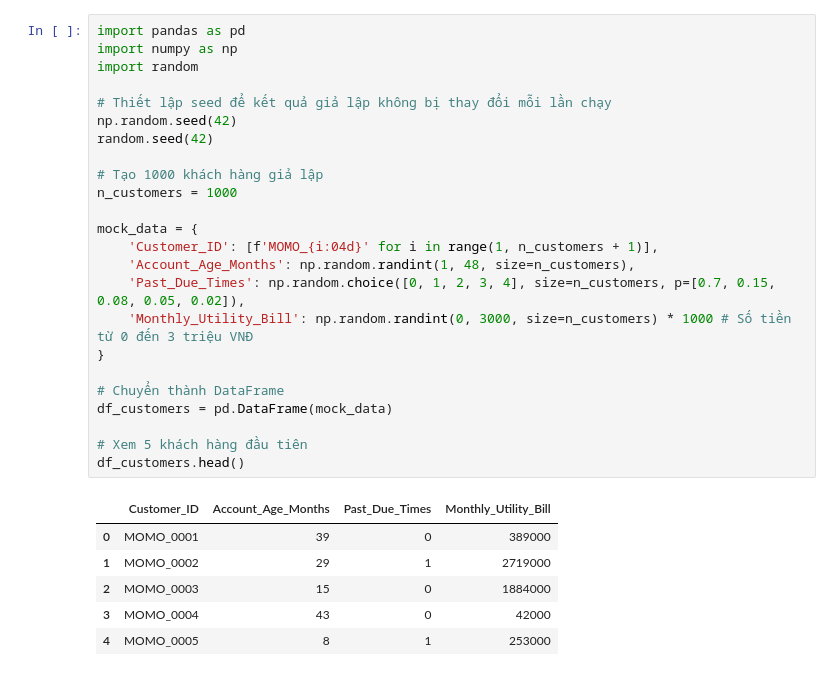
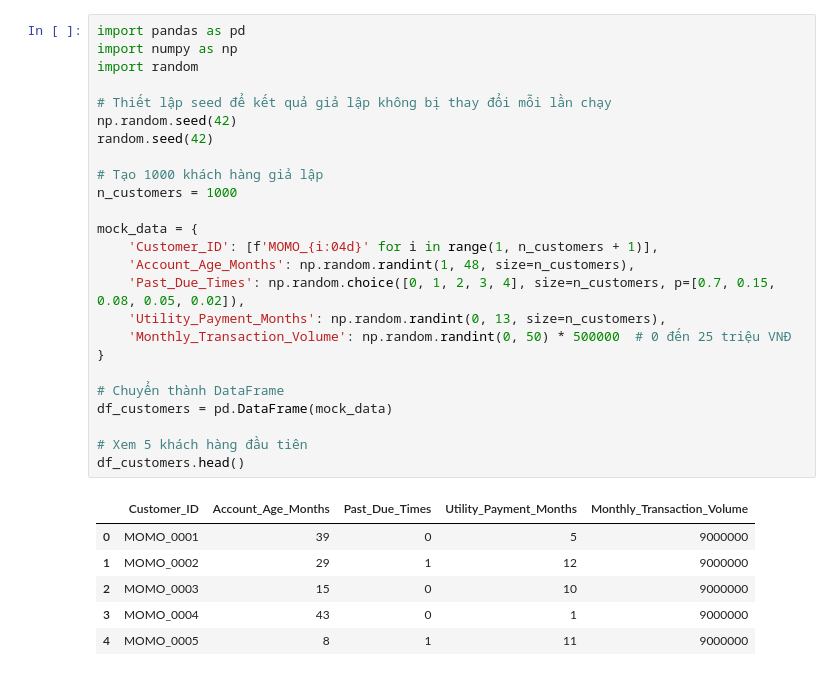
Before and after one commit to ductin2197/PYTHON_CreditScoringModel, a Jupyter notebook: ScoringTest.ipynb, the cells around one changed output. Drawn from its saved outputs; the diff is of its cells as text.

```diff
--- a/ScoringTest.ipynb
+++ b/ScoringTest.ipynb
@@ -3,34 +3,35 @@
 # %%
 import pandas as pd
 import numpy as np
 import random
 
 # Thiết lập seed để kết quả giả lập không bị thay đổi mỗi lần chạy
 np.random.seed(42)
 random.seed(42)
 
 # Tạo 1000 khách hàng giả lập
 n_customers = 1000
 
 mock_data = {
     'Customer_ID': [f'MOMO_{i:04d}' for i in range(1, n_customers + 1)],
     'Account_Age_Months': np.random.randint(1, 48, size=n_customers),
     'Past_Due_Times': np.random.choice([0, 1, 2, 3, 4], size=n_customers, p=[0.7, 0.15, 0.08, 0.05, 0.02]),
-    'Monthly_Utility_Bill': np.random.randint(0, 3000, size=n_customers) * 1000 # Số tiền từ 0 đến 3 triệu VNĐ
+    'Utility_Payment_Months': np.random.randint(0, 13, size=n_customers),
+    'Monthly_Transaction_Volume': np.random.randint(0, 50) * 500000  # 0 đến 25 triệu VNĐ
 }
 
 # Chuyển thành DataFrame
 df_customers = pd.DataFrame(mock_data)
 
 # Xem 5 khách hàng đầu tiên
 df_customers.head()
 # %% [output]
-|  | Customer_ID | Account_Age_Months | Past_Due_Times | Monthly_Utility_Bill |
-| 0 | MOMO_0001 | 39 | 0 | 389000 |
-| 1 | MOMO_0002 | 29 | 1 | 2719000 |
-| 2 | MOMO_0003 | 15 | 0 | 1884000 |
-| 3 | MOMO_0004 | 43 | 0 | 42000 |
-| 4 | MOMO_0005 | 8 | 1 | 253000 |
+|  | Customer_ID | Account_Age_Months | Past_Due_Times | Utility_Payment_Months | Monthly_Transaction_Volume |
+| 0 | MOMO_0001 | 39 | 0 | 5 | 9000000 |
+| 1 | MOMO_0002 | 29 | 1 | 12 | 9000000 |
+| 2 | MOMO_0003 | 15 | 0 | 10 | 9000000 |
+| 3 | MOMO_0004 | 43 | 0 | 1 | 9000000 |
+| 4 | MOMO_0005 | 8 | 1 | 11 | 9000000 |
 # %%
 def calculate_credit_score(row):
     # Điểm nền ban đầu (Base Score) là 500 điểm
```
Also changed, not shown: parts of 5 cells of this notebook.
